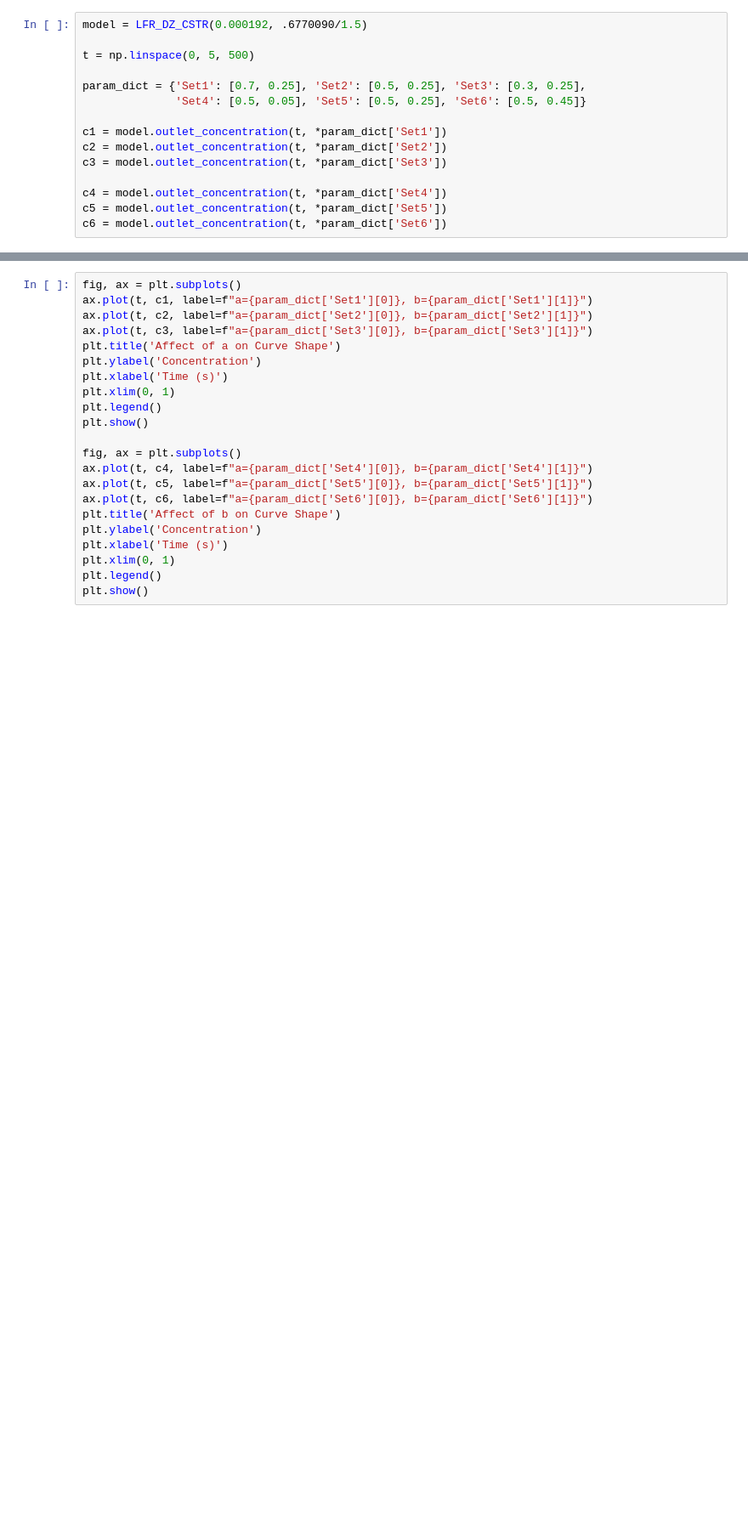
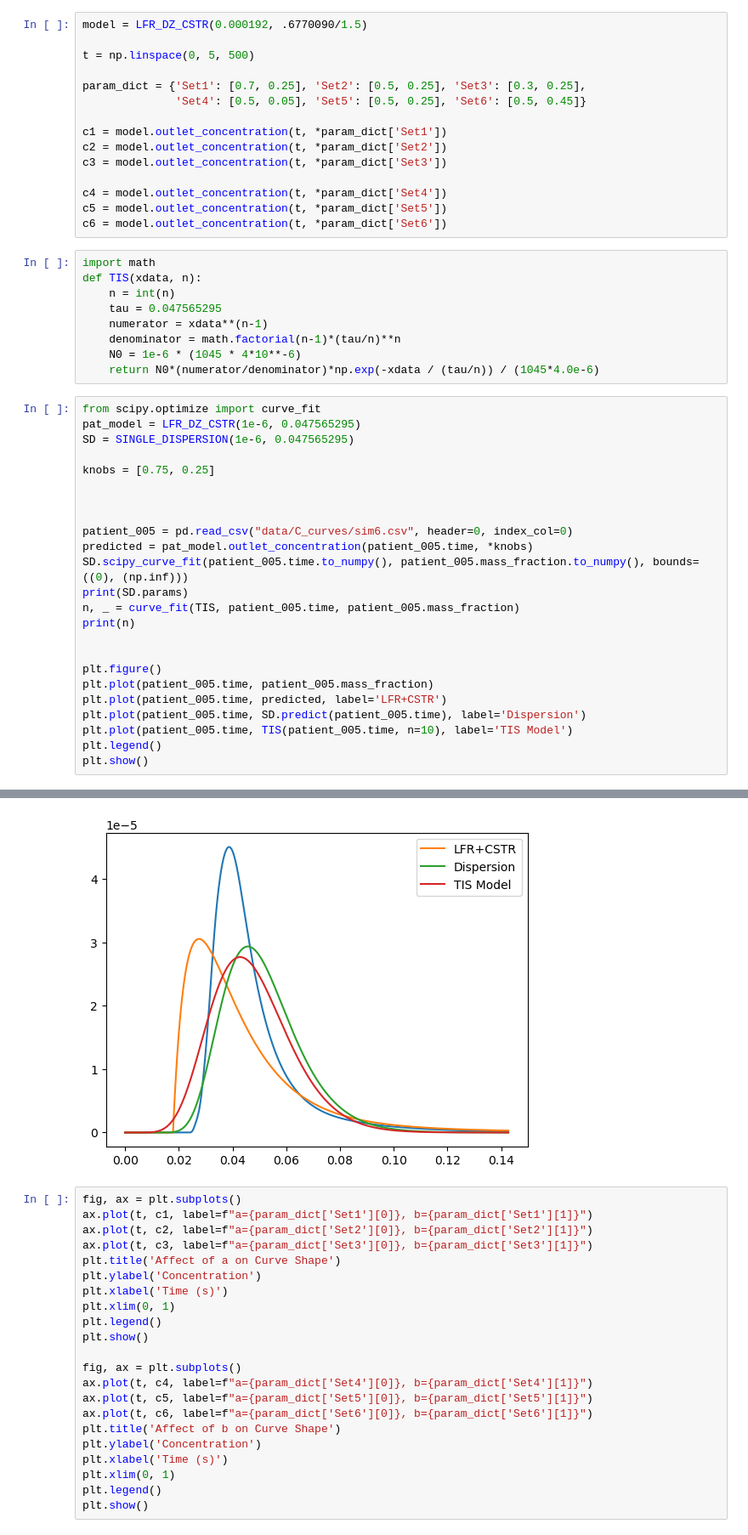
Before and after one commit to matmulmiller/TRANSONIC, a Jupyter notebook: notebooks/manual_manipulation.ipynb, the cells around one changed output, grey strips where cells are left out. Shown at 85% size. Saved outputs shown, nothing was run; the diff lists cells and outputs as text; blank space fills up the shorter version.

```diff
--- a/notebooks/manual_manipulation.ipynb
+++ b/notebooks/manual_manipulation.ipynb
@@ -94,3 +153,37 @@ c3 = model.outlet_concentration(t, *param_dict['Set3'])
 c4 = model.outlet_concentration(t, *param_dict['Set4'])
 c5 = model.outlet_concentration(t, *param_dict['Set5'])
 c6 = model.outlet_concentration(t, *param_dict['Set6'])
+# %%
+import math
+def TIS(xdata, n):
+    n = int(n)
+    tau = 0.047565295
+    numerator = xdata**(n-1)
+    denominator = math.factorial(n-1)*(tau/n)**n
+    N0 = 1e-6 * (1045 * 4*10**-6)
+    return N0*(numerator/denominator)*np.exp(-xdata / (tau/n)) / (1045*4.0e-6)
+# %%
+from scipy.optimize import curve_fit
+pat_model = LFR_DZ_CSTR(1e-6, 0.047565295)
+SD = SINGLE_DISPERSION(1e-6, 0.047565295)
+
+knobs = [0.75, 0.25]
+
+
+
+patient_005 = pd.read_csv("data/C_curves/sim6.csv", header=0, index_col=0)
+predicted = pat_model.outlet_concentration(patient_005.time, *knobs)
+SD.scipy_curve_fit(patient_005.time.to_numpy(), patient_005.mass_fraction.to_numpy(), bounds=((0), (np.inf)))
+print(SD.params)
+n, _ = curve_fit(TIS, patient_005.time, patient_005.mass_fraction)
+print(n)
+
+
+plt.figure()
+plt.plot(patient_005.time, patient_005.mass_fraction)
+plt.plot(patient_005.time, predicted, label='LFR+CSTR')
+plt.plot(patient_005.time, SD.predict(patient_005.time), label='Dispersion')
+plt.plot(patient_005.time, TIS(patient_005.time, n=10), label='TIS Model')
+plt.legend()
+plt.show()
+# %% [output]
@@ -97,3 +206,4 @@ c6 = model.outlet_concentration(t, *param_dict['Set6'])
+[figure, added]
 # %%
 fig, ax = plt.subplots()
 ax.plot(t, c1, label=f"a={param_dict['Set1'][0]}, b={param_dict['Set1'][1]}")
```
Also changed, not shown: parts of 2 cells of this notebook, 1 other file.
